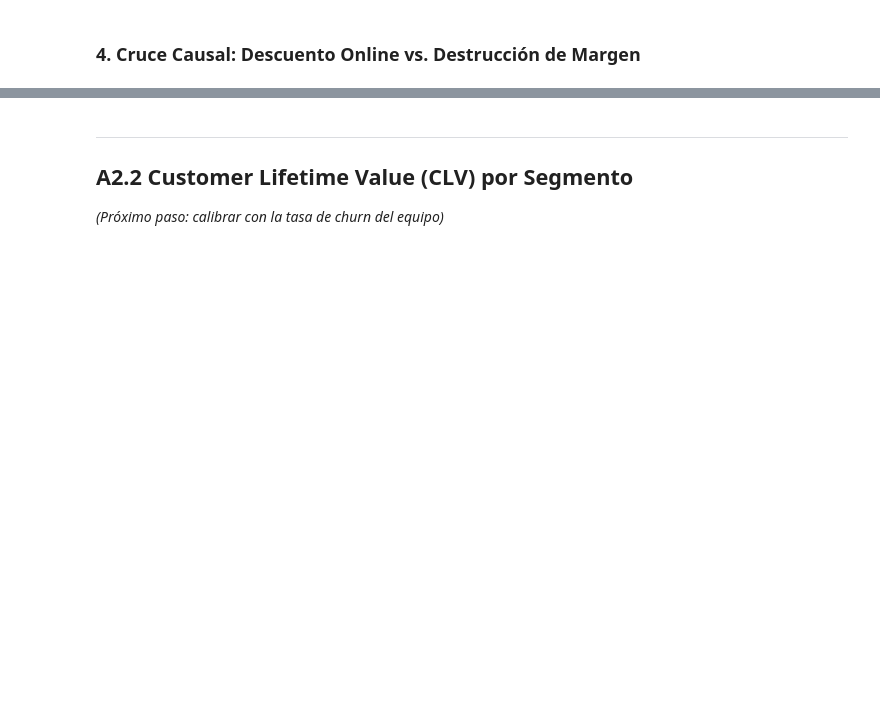
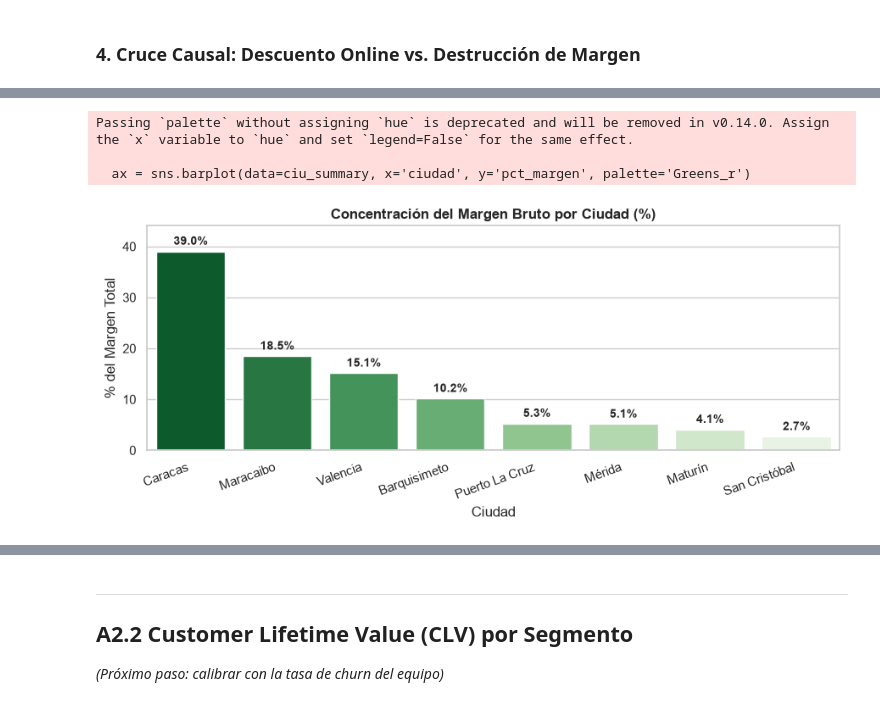
Before and after one commit to DanielAzuaje7/retailventure-intelligence, a Jupyter notebook: notebooks/02_A2_Rentabilidad.ipynb, the cells around one changed output, grey strips where cells are left out. Cells and saved outputs as stored; diff of their text form; code cells hidden in the pictures; blank space fills up the shorter version.

```diff
--- a/notebooks/02_A2_Rentabilidad.ipynb
+++ b/notebooks/02_A2_Rentabilidad.ipynb
@@ -121,0 +239,3 @@ display(cruce_margen)
+# %%
+ciu_summary = tabla_contribucion(df_trx, 'ciudad')
+display(ciu_summary[['ciudad', 'ingreso_neto', 'pct_ingreso', 'margen_bruto', 'pct_margen', 'margen_pct_real', 'descuento_promedio']])
@@ -121,0 +252,20 @@ display(cruce_margen)
+# %%
+plt.figure(figsize=(9, 4))
+ax = sns.barplot(data=ciu_summary, x='ciudad', y='pct_margen', palette='Greens_r')
+plt.title('Concentración del Margen Bruto por Ciudad (%)', fontsize=12, fontweight='bold')
+plt.ylabel('% del Margen Total')
+plt.xlabel('Ciudad')
+plt.xticks(rotation=20, ha='right')
+
+for p in ax.patches:
+    ax.annotate(f"{p.get_height():.1f}%", (p.get_x() + p.get_width() / 2., p.get_height() + 0.8),
+                ha='center', va='bottom', fontsize=10, fontweight='bold')
+
+plt.ylim(0, ciu_summary['pct_margen'].max() + 5)
+plt.tight_layout()
+plt.show()
+# %% [output]
+Passing `palette` without assigning `hue` is deprecated and will be removed in v0.14.0. Assign the `x` variable to `hue` and set `legend=False` for the same effect.
+
+  ax = sns.barplot(data=ciu_summary, x='ciudad', y='pct_margen', palette='Greens_r')
+[figure, added]
```
Also changed, not shown: parts of 15 cells of this notebook, 1 other file.
